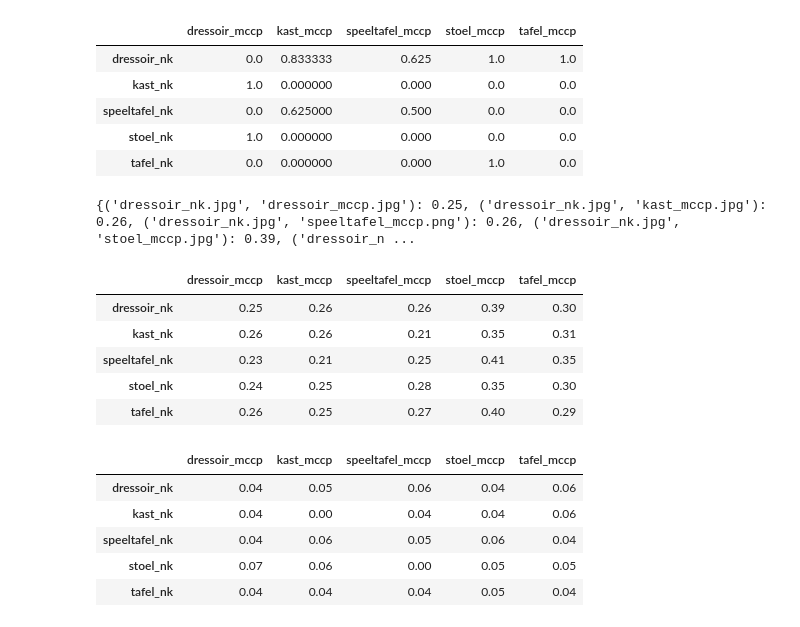
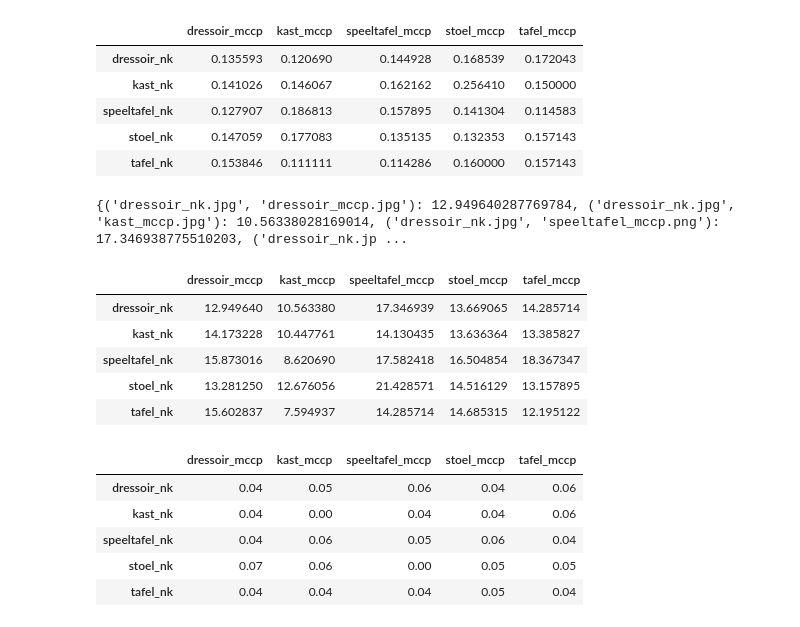
Before and after one commit to jacobjanwoord/Fearless-erfgoed, a Jupyter notebook: orb_playground.ipynb, the cells around one changed output. Cells and saved outputs as stored; diff of their text form; code cells hidden in the pictures.

```diff
--- a/orb_playground.ipynb
+++ b/orb_playground.ipynb
@@ -111,10 +111,10 @@ def compute_orb_similarity(des1, des2, kp1, kp2):
     # Apply ratio test
     good_matches = []
     for m, n in matches:
-        if m.distance < 0.75 * n.distance:
+        if m.distance < 0.90 * n.distance:
             good_matches.append(m)
 
-    if len(good_matches) < 4:
+    if len(good_matches) < 10:
         return 0.0  # Not enough matches to compute homography
 
     # Apply RANSAC to find the best transformation
@@ -158,38 +158,38 @@ def compute_similarities_testsets(munich_testset, nk_testset,
             print(e)
             continue
         for munich_img in munich_testset:
             munich_img_path = os.path.join(munich_path, munich_img)
             try:
                 munich_kp, munich_des = extract_orb_features(munich_img_path)
             except ValueError as e:
                 print(e)
                 continue
             similarity = compute_orb_similarity(nk_des, munich_des, nk_kp, munich_kp)
             similarities[(nk_img, munich_img)] = similarity
 
     return similarities
 
 # Example usage:
 nk_path = "nk_testset"
 munich_path = "munich_testset"
 
 if not os.path.exists(nk_path):
     raise FileNotFoundError(f"The path {nk_path} does not exist.")
 if not os.path.exists(munich_path):
     raise FileNotFoundError(f"The path {munich_path} does not exist.")
 
 nk_testset = os.listdir(nk_path)
 munich_testset = os.listdir(munich_path)
 
 sims = compute_similarities_testsets(munich_testset, nk_testset, munich_path, nk_path)
 get_table(sims)
 # %% [output]
 |  | dressoir_mccp | kast_mccp | speeltafel_mccp | stoel_mccp | tafel_mccp |
-| dressoir_nk | 0.0 | 0.833333 | 0.625 | 1.0 | 1.0 |
-| kast_nk | 1.0 | 0.000000 | 0.000 | 0.0 | 0.0 |
-| speeltafel_nk | 0.0 | 0.625000 | 0.500 | 0.0 | 0.0 |
-| stoel_nk | 1.0 | 0.000000 | 0.000 | 0.0 | 0.0 |
-| tafel_nk | 0.0 | 0.000000 | 0.000 | 1.0 | 0.0 |
+| dressoir_nk | 0.135593 | 0.120690 | 0.144928 | 0.168539 | 0.172043 |
+| kast_nk | 0.141026 | 0.146067 | 0.162162 | 0.256410 | 0.150000 |
+| speeltafel_nk | 0.127907 | 0.186813 | 0.157895 | 0.141304 | 0.114583 |
+| stoel_nk | 0.147059 | 0.177083 | 0.135135 | 0.132353 | 0.157143 |
+| tafel_nk | 0.153846 | 0.111111 | 0.114286 | 0.160000 | 0.157143 |
 # %%
 import cv2
 import os
@@ -218,19 +218,26 @@ def compute_similarity(image1_path, image2_path):
     matches = sorted(matches, key=lambda x: x.distance)
     # print(matches[10:])
     # Apply RANSAC to find the best transformation
-    src_pts = np.float32([kp1[m.queryIdx].pt for m in matches[:100]]).reshape(-1, 1, 2)
-    dst_pts = np.float32([kp2[m.trainIdx].pt for m in matches[:100]]).reshape(-1, 1, 2)
+    src_pts = np.float32([kp1[m.queryIdx].pt for m in matches]).reshape(-1, 1, 2)
+    dst_pts = np.float32([kp2[m.trainIdx].pt for m in matches]).reshape(-1, 1, 2)
 
-    # Use RANSAC to find the best transformation matrix
-    M, mask = cv2.findHomography(src_pts, dst_pts, cv2.RANSAC, 50,maxIters=10000)
+    # # Use RANSAC to find the best transformation matrix
+    # M, mask = cv2.findHomography(src_pts, dst_pts, cv2.RANSAC, 50,maxIters=10000)
 
-    # Calculate the number of inliers
-    num_inliers = np.sum(mask)
+    # # Calculate the number of inliers
+    # num_inliers = np.sum(mask)
 
-    # Compute the similarity score based on the number of inliers
-    similarity_score = num_inliers / 100
-    return similarity_score
+    # # Compute the similarity score based on the number of inliers
+    # similarity_score = num_inliers / 100
+    # return similarity_score
+    H, mask = cv2.findHomography(src_pts, dst_pts, cv2.RANSAC, 15)
+    matches_mask = mask.ravel().tolist()
 
+    num_inliers = np.sum(matches_mask)
+    num_matches = len(matches)
+
+    similarity_percentage = (num_inliers / num_matches) * 100
+    return similarity_percentage
 
 def compute_similarities_testsets(munich_testset, nk_testset,
                                   munich_path="munich_testset",
@@ -276,13 +283,13 @@ print(sims)
 
 get_table(sims)
 # %% [output]
-{('dressoir_nk.jpg', 'dressoir_mccp.jpg'): 0.25, ('dressoir_nk.jpg', 'kast_mccp.jpg'): 0.26, ('dressoir_nk.jpg', 'speeltafel_mccp.png'): 0.26, ('dressoir_nk.jpg', 'stoel_mccp.jpg'): 0.39, ('dressoir_n ...
+{('dressoir_nk.jpg', 'dressoir_mccp.jpg'): 12.949640287769784, ('dressoir_nk.jpg', 'kast_mccp.jpg'): 10.56338028169014, ('dressoir_nk.jpg', 'speeltafel_mccp.png'): 17.346938775510203, ('dressoir_nk.jp ...
 |  | dressoir_mccp | kast_mccp | speeltafel_mccp | stoel_mccp | tafel_mccp |
-| dressoir_nk | 0.25 | 0.26 | 0.26 | 0.39 | 0.30 |
-| kast_nk | 0.26 | 0.26 | 0.21 | 0.35 | 0.31 |
-| speeltafel_nk | 0.23 | 0.21 | 0.25 | 0.41 | 0.35 |
-| stoel_nk | 0.24 | 0.25 | 0.28 | 0.35 | 0.30 |
-| tafel_nk | 0.26 | 0.25 | 0.27 | 0.40 | 0.29 |
+| dressoir_nk | 12.949640 | 10.563380 | 17.346939 | 13.669065 | 14.285714 |
+| kast_nk | 14.173228 | 10.447761 | 14.130435 | 13.636364 | 13.385827 |
+| speeltafel_nk | 15.873016 | 8.620690 | 17.582418 | 16.504854 | 18.367347 |
+| stoel_nk | 13.281250 | 12.676056 | 21.428571 | 14.516129 | 13.157895 |
+| tafel_nk | 15.602837 | 7.594937 | 14.285714 | 14.685315 | 12.195122 |
 # %%
 
 
```
Also changed, not shown: parts of 1 cell of this notebook, 2 other files.
